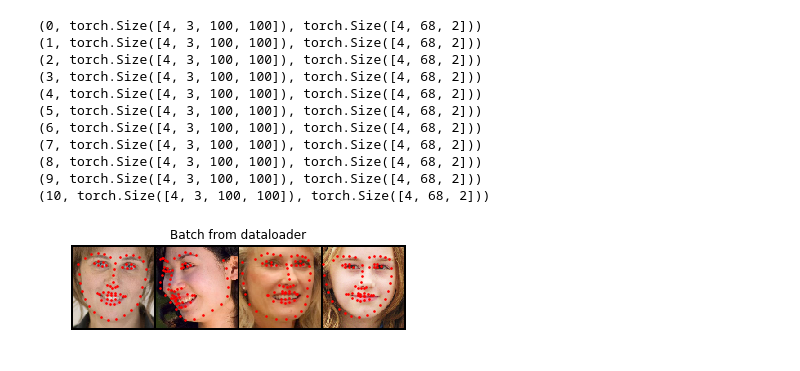
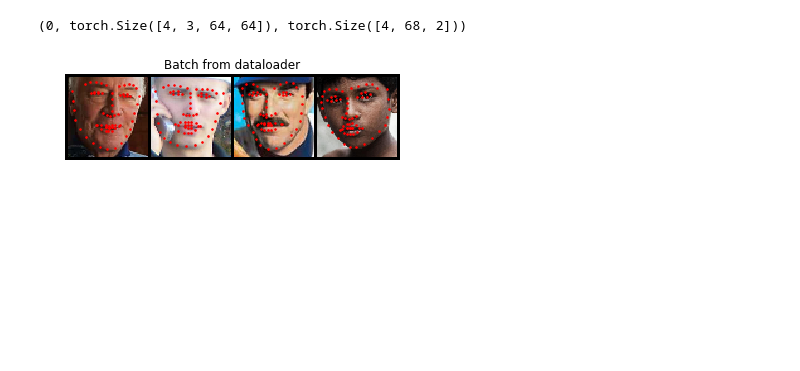
Before and after one commit to ohnosang/mobile-landmark, a Jupyter notebook: mobile-landmark.ipynb, the cells around one changed output. Saved outputs shown, nothing was run; the diff lists cells and outputs as text; code cells hidden in the pictures; blank space fills up the shorter version.

```diff
--- a/mobile-landmark.ipynb
+++ b/mobile-landmark.ipynb
@@ -87,7 +96,7 @@ path_300w = '/home/whale/dataset/Landmark/300W'
 path_train = os.path.join(path_300w, "train.xml")
 path_test = os.path.join(path_300w, "test.xml")
 path_all = os.path.join(path_300w, "all.xml")
-composed = transforms.Compose([CropByLDK(1.2), Rescale((100,100)), ToTensor()])
+composed = transforms.Compose([CropByLDK(1.2), Rescale((64,64)), ToTensor()])
 #inall = Ldk_300W_Dataset(path_all,path_300w)
 #train = Ldk_300W_Dataset(path_train, path_300w)
 test = Ldk_300W_Dataset(path_test, path_300w, composed)
@@ -96,43 +105,33 @@ dataloader = DataLoader(test, batch_size=4, shuffle=True, num_workers=4)
 # %%
 def show_landmarks_batch(sample_batched):
     """Show image with landmarks for a batch of samples."""
     images_batch, landmarks_batch = \
             sample_batched['image'], sample_batched['landmarks']
     batch_size = len(images_batch)
     im_size = images_batch.size(2)
 
     grid = utils.make_grid(images_batch)
     plt.imshow(grid.numpy().transpose((1, 2, 0)))
 
     for i in range(batch_size):
-        plt.scatter(landmarks_batch[i, :, 0].numpy() + i * im_size,
+        plt.scatter(landmarks_batch[i, :, 0].numpy() + i * (im_size+2),
                     landmarks_batch[i, :, 1].numpy(),
                     s=10, marker='.', c='r')
 
         plt.title('Batch from dataloader')
 
 for i_batch, sample_batched in enumerate(dataloader):
     print(i_batch, sample_batched['image'].size(),
           sample_batched['landmarks'].size())
 
     # observe 4th batch and stop.
-    if i_batch == 10:
+    if i_batch == 0:
         plt.figure()
         show_landmarks_batch(sample_batched)
         plt.axis('off')
         plt.ioff()
         plt.show()
         break
 # %% [output]
-(0, torch.Size([4, 3, 100, 100]), torch.Size([4, 68, 2]))
-(1, torch.Size([4, 3, 100, 100]), torch.Size([4, 68, 2]))
-(2, torch.Size([4, 3, 100, 100]), torch.Size([4, 68, 2]))
-(3, torch.Size([4, 3, 100, 100]), torch.Size([4, 68, 2]))
-(4, torch.Size([4, 3, 100, 100]), torch.Size([4, 68, 2]))
-(5, torch.Size([4, 3, 100, 100]), torch.Size([4, 68, 2]))
-(6, torch.Size([4, 3, 100, 100]), torch.Size([4, 68, 2]))
-(7, torch.Size([4, 3, 100, 100]), torch.Size([4, 68, 2]))
-(8, torch.Size([4, 3, 100, 100]), torch.Size([4, 68, 2]))
-(9, torch.Size([4, 3, 100, 100]), torch.Size([4, 68, 2]))
-(10, torch.Size([4, 3, 100, 100]), torch.Size([4, 68, 2]))
+(0, torch.Size([4, 3, 64, 64]), torch.Size([4, 68, 2]))
-[figure, old version]
+[figure, new version]
```
Also changed, not shown: parts of 1 cell of this notebook.
